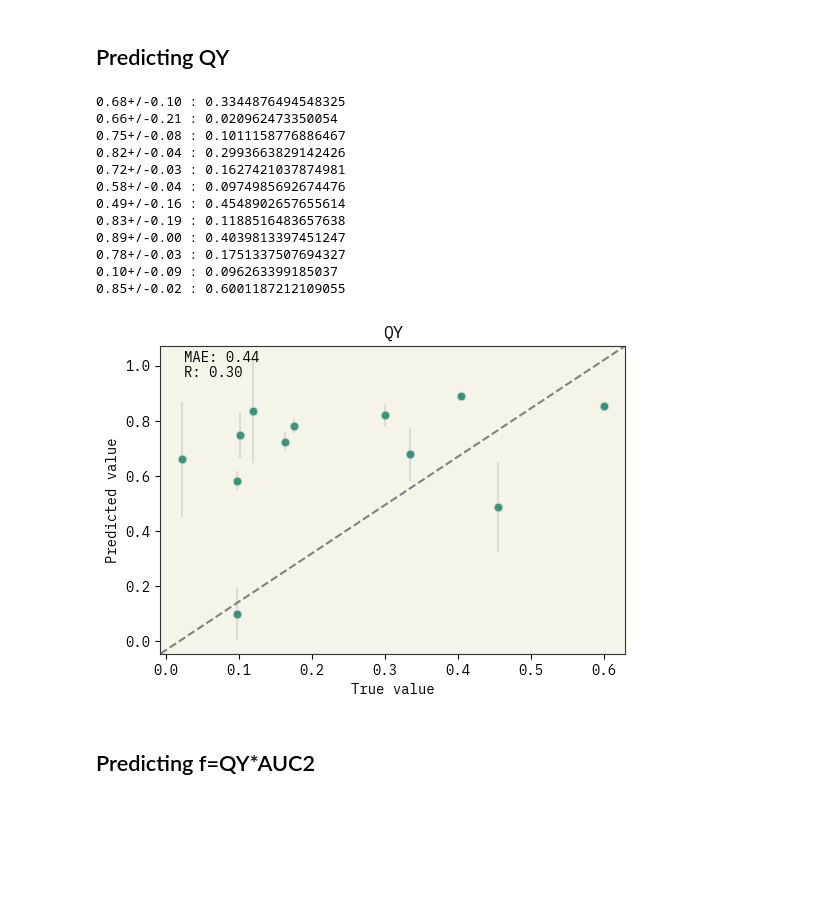
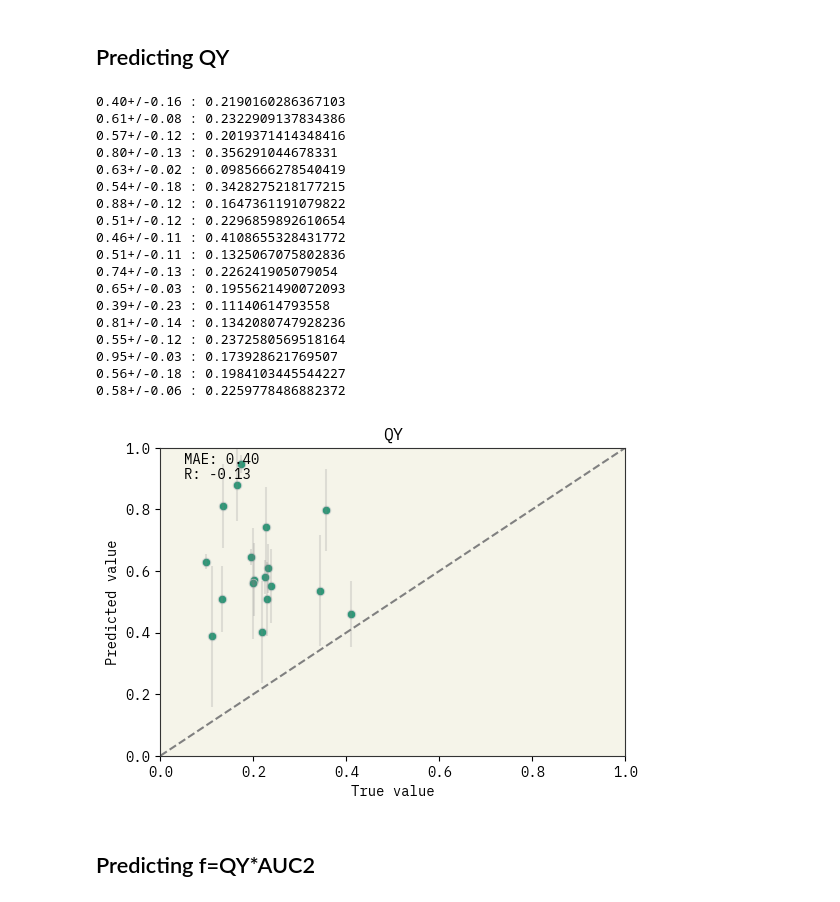
Before and after one commit to maykcaldas/BioNano-DOE, a Jupyter notebook: AgML/predict.ipynb, the cells around one changed output. Saved outputs shown, nothing was run; the diff lists cells and outputs as text; code cells hidden in the pictures; blank space fills up the shorter version.

```diff
--- a/AgML/predict.ipynb
+++ b/AgML/predict.ipynb
@@ -466,10 +491,10 @@ asktell_auc2 = bolift.AskTellFewShotTopk(
 )
 
 for i in train_indexes:
-    asktell_auc1.tell(df['prompt'][i], df['auc1'][i])
+    asktell_auc1.tell(df['Prompt'][i], df['Area1'][i])
 
 for i in train_indexes:
-    asktell_auc2.tell(df['prompt'][i], df['auc2'][i])
+    asktell_auc2.tell(df['Prompt'][i], df['Area2'][i])
 # %%
 # system_message = "You are a bot that can accurately predict chemical and material properties from their synthesis and experimental procedures. Do not explain answers, just provide numerical predictions."
 
@@ -478,9 +503,9 @@ yhat_2=[]
 y_1=[]
 y_2=[]
 for i in test_indexes:
-  yhat_1.append(asktell_auc1.predict(df['prompt'][i], system_message=system_message))
-  yhat_2.append(asktell_auc2.predict(df['prompt'][i], system_message=system_message))
-  y_1.append(df['auc1'][i])
-  y_2.append(df['auc2'][i])
-  print(f"{yhat_1[-1].mean():.2f}+/-{yhat_1[-1].std():.2f} : {df['auc1'][i]} // {yhat_2[-1].mean():.2f}+/-{yhat_2[-1].std():.2f} : {df['auc2'][i]}")
+  yhat_1.append(asktell_auc1.predict(df['Prompt'][i], system_message=system_message))
+  yhat_2.append(asktell_auc2.predict(df['Prompt'][i], system_message=system_message))
+  y_1.append(df['Area1'][i])
+  y_2.append(df['Area2'][i])
+  print(f"{yhat_1[-1].mean():.2f}+/-{yhat_1[-1].std():.2f} : {df['Area1'][i]} // {yhat_2[-1].mean():.2f}+/-{yhat_2[-1].std():.2f} : {df['Area2'][i]}")
 # %% [output]
@@ -537,47 +572,55 @@ asktell_qy = bolift.AskTellFewShotTopk(
 )
 
 for i in train_indexes:
-    asktell_qy.tell(df['prompt'][i], df['QY'][i])
+    asktell_qy.tell(df['Prompt'][i], df['QY'][i])
 # %%
 # system_message = "You are a bot that can accurately predict chemical and material properties from their synthesis and experimental procedures. Do not explain answers, just provide numerical predictions."
 
 yhat_1=[]
 y_1=[]
 for i in test_indexes:
-  yhat_1.append(asktell_auc1.predict(df['prompt'][i], system_message=system_message))
+  yhat_1.append(asktell_qy.predict(df['Prompt'][i], system_message=system_message))
   y_1.append(df['QY'][i])
   print(f"{yhat_1[-1].mean():.2f}+/-{yhat_1[-1].std():.2f} : {df['QY'][i]}")
 # %% [output]
-0.68+/-0.10 : 0.3344876494548325
-0.66+/-0.21 : 0.020962473350054
-0.75+/-0.08 : 0.1011158776886467
-0.82+/-0.04 : 0.2993663829142426
-0.72+/-0.03 : 0.1627421037874981
-0.58+/-0.04 : 0.0974985692674476
-0.49+/-0.16 : 0.4548902657655614
-0.83+/-0.19 : 0.1188516483657638
-0.89+/-0.00 : 0.4039813397451247
-0.78+/-0.03 : 0.1751337507694327
-0.10+/-0.09 : 0.096263399185037
-0.85+/-0.02 : 0.6001187212109055
+0.40+/-0.16 : 0.2190160286367103
+0.61+/-0.08 : 0.2322909137834386
+0.57+/-0.12 : 0.2019371414348416
+0.80+/-0.13 : 0.356291044678331
+0.63+/-0.02 : 0.0985666278540419
+0.54+/-0.18 : 0.3428275218177215
+0.88+/-0.12 : 0.1647361191079822
+0.51+/-0.12 : 0.2296859892610654
+0.46+/-0.11 : 0.4108655328431772
+0.51+/-0.11 : 0.1325067075802836
+0.74+/-0.13 : 0.226241905079054
+0.65+/-0.03 : 0.1955621490072093
+0.39+/-0.23 : 0.11140614793558
+0.81+/-0.14 : 0.1342080747928236
+0.55+/-0.12 : 0.2372580569518164
+0.95+/-0.03 : 0.173928621769507
+0.56+/-0.18 : 0.1984103445544227
+0.58+/-0.06 : 0.2259778486882372
 # %%
 fig, axs = plt.subplots(1, 1, figsize=(6, 4))
 
 mae = lambda a, b: np.mean(np.abs(a - b))
 rmse = lambda a, b: np.sqrt(np.mean((a - b)**2))
 
 axs.set_title("QY")
-sns.scatterplot(x=y_1, y=[yi.mean() for yi in yhat_1], ax=axs)
+sns.scatterplot(x=y_1, y=[yi.mean() for yi in yhat_1], ax=axs, color='C0')
 axs.set_xlabel("True value")
 axs.set_ylabel("Predicted value")
 axs.plot([0, 1], [0, 1], transform=axs.transAxes, ls="--", color="gray")
 axs.errorbar(x=y_1, y=[yi.mean() for yi in yhat_1], yerr=[yi.std() for yi in yhat_1], fmt='o', color='gray', alpha=0.2)
 axs.text(0.05, 0.95, f"MAE: {mae(np.array(y_1), np.array([yi.mean() for yi in yhat_1])):.2f}", transform=axs.transAxes)
 axs.text(0.05, 0.90, f"R: {np.corrcoef(y_1, [yi.mean() for yi in yhat_1])[0, 1]:.2f}", transform=axs.transAxes)
+axs.set_xlim(0, 1)
+axs.set_ylim(0, 1)
 
 plt.show()
 # %% [output]
-[figure, old version]
+[figure, new version]
 # %% [markdown]
 ## Predicting f=QY*AUC2
 # %%
```
Also changed, not shown: parts of 21 cells of this notebook, 16 other files.
